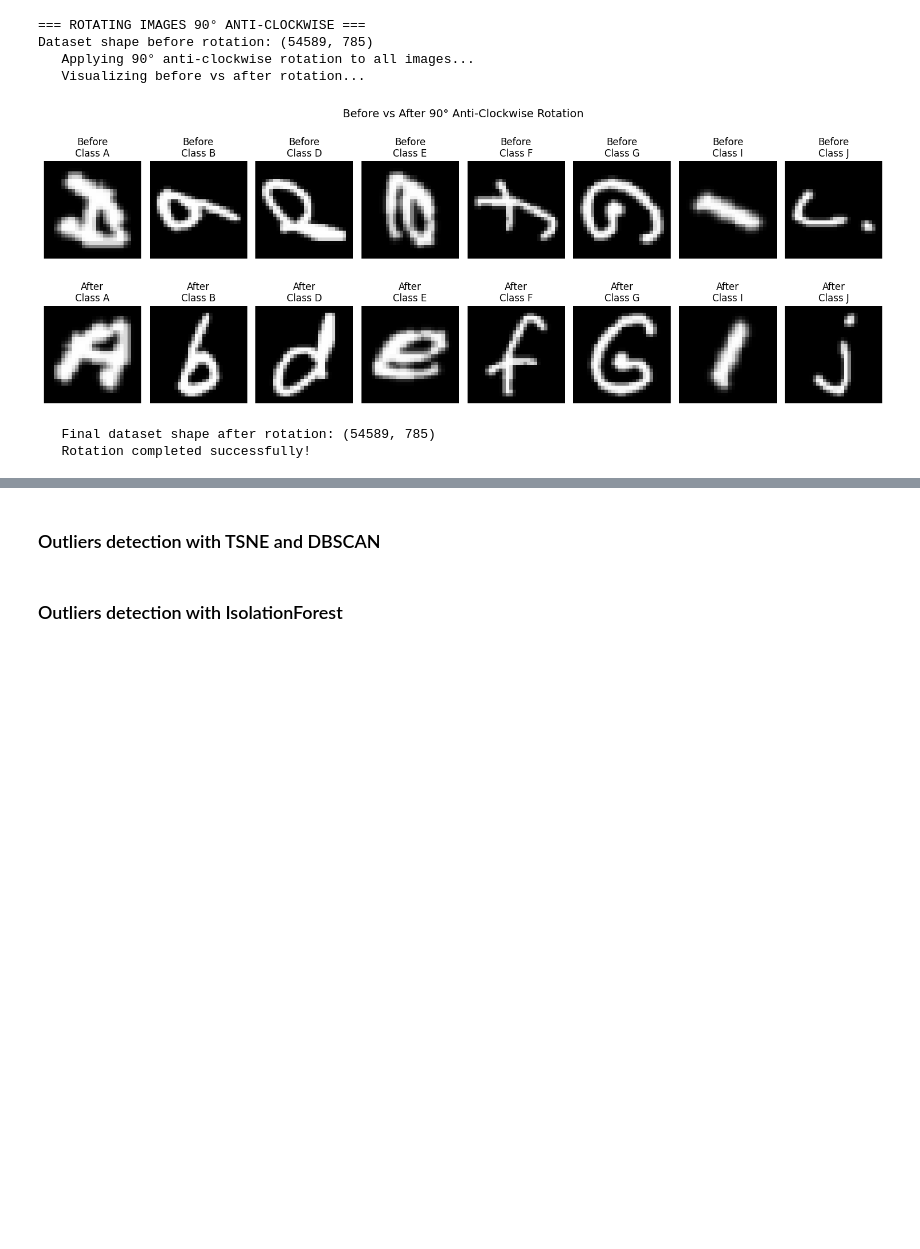
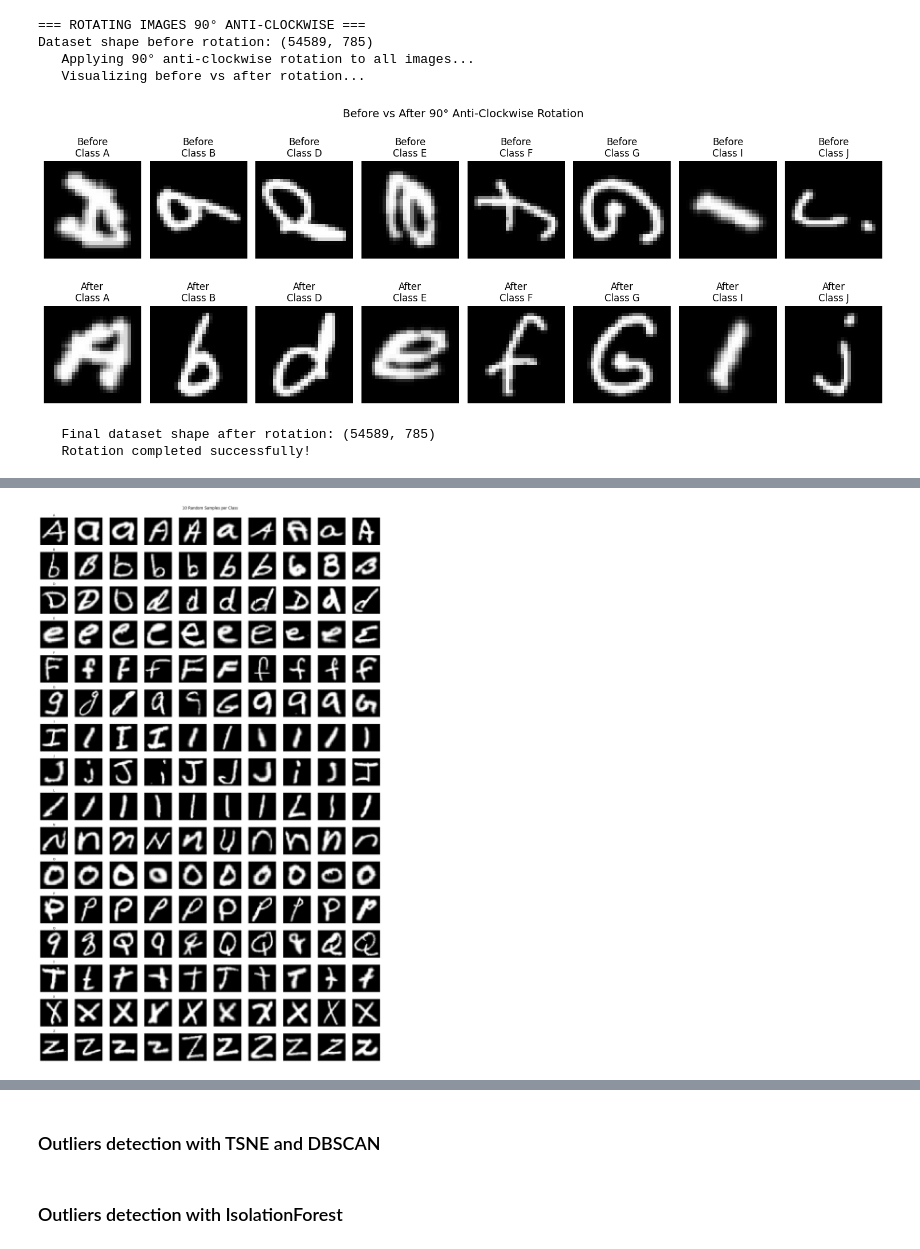
Before and after one commit to ATLAS097/Deep-Learning-CA-2, a Jupyter notebook: GAN_Part_A.ipynb, the cells around one changed output, grey strips where cells are left out. Cells and saved outputs as stored; diff of their text form; code cells hidden in the pictures; blank space fills up the shorter version.

```diff
--- a/GAN_Part_A.ipynb
+++ b/GAN_Part_A.ipynb
@@ -488 +588,52 @@ Dataset shape before rotation: (54589, 785)
+# %%
+# === Visual inspection: 10 random samples per class ===
+import numpy as np
+import matplotlib.pyplot as plt
+
+def get_pixel_columns(df):
+    """Return list of pixel column names."""
+    return [c for c in df.columns if c.startswith("pixel_")]
+
+def show_samples_per_class(df, label_col="label", n_per_class=10, seed=42):
+    """
+    Display n_per_class random samples for each letter class.
+
+    Args:
+        df: DataFrame with a label column (letters) and pixel_0..pixel_783 columns.
+        label_col: Column name containing letter labels.
+        n_per_class: Number of samples to display per class.
+        seed: Random seed for reproducibility.
+    """
+    pix_cols = get_pixel_columns(df)
+    letters = sorted(df[label_col].dropna().unique())
+    rng = np.random.default_rng(seed)
+
+    rows = len(letters)
+    cols = n_per_class
+    fig, axes = plt.subplots(rows, cols, figsize=(1.6*cols, 1.6*rows))
+    if rows == 1:
+        axes = np.array([axes])  # normalize to 2D array
+
+    for i, letter in enumerate(letters):
+        subset = df[df[label_col] == letter]
+        take = min(n_per_class, len(subset))
+        idx = rng.choice(subset.index, size=take, replace=False)
+        samples = subset.loc[idx, pix_cols].values.reshape(take, 28, 28)
+
+        for j in range(cols):
+            ax = axes[i, j]
+            ax.axis("off")
+            if j < take:
+                ax.imshow(samples[j], cmap="gray")
+            if j == 0:
+                ax.set_title(f"{letter}", fontsize=10, pad=4)
+
+    plt.suptitle(f"{n_per_class} Random Samples per Class", y=0.995)
+    plt.tight_layout()
+    plt.show()
+
+# Run for rotated_data
+show_samples_per_class(rotated_data, label_col="label", n_per_class=10, seed=123)
+# %% [output]
+[figure, added]
 # %%
```
Also changed, not shown: parts of 40 cells of this notebook.
